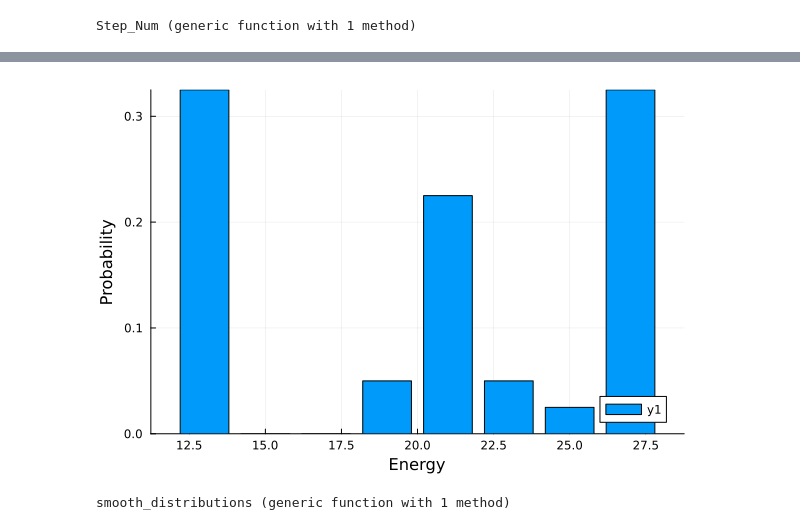
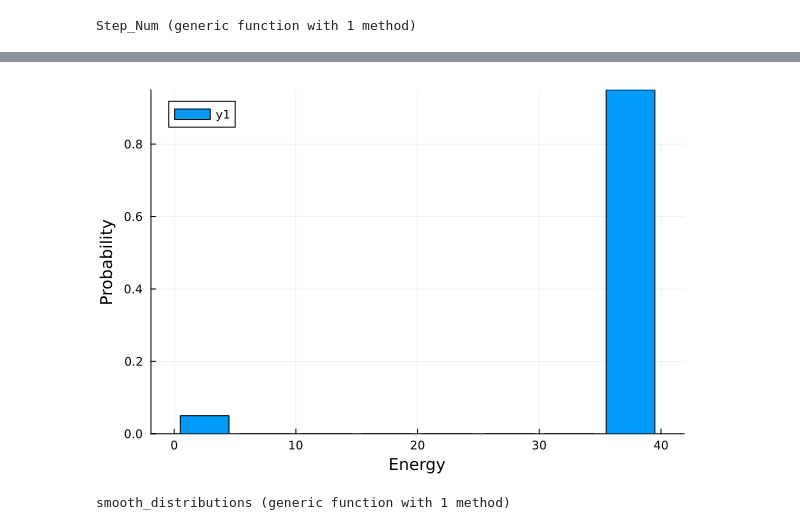
Before and after one commit to mantzaris/FlockingHeat, a Jupyter notebook: nb1.ipynb, the cells around one changed output, grey strips where cells are left out. Saved outputs shown, nothing was run; the diff lists cells and outputs as text; code cells hidden in the pictures.

Commit message:
now the ensemble is calculated using the past history of how many birds are in the visual range to be more robust and the results look better

```diff
--- a/nb1.ipynb
+++ b/nb1.ipynb
@@ -59,6 +62,7 @@ function initialize_model(; n_birds = 40,
     match_factor = 0.02,
     visual_distance = 5.0,
     ensemble = 1,
+    history_length = 8,
     extent = (50, 50) )
 
     global model_iteration = 0
@@ -79,7 +83,8 @@ function initialize_model(; n_birds = 40,
             separate_factor,
             match_factor,
             visual_distance,
-            ensemble
+            ensemble,
+            CircularBuffer{Float64}(history_length)
         )
     end
     return model
@@ -100,7 +101,7 @@ StandardABM with 40 agents of type Bird
 function agent_step!(bird, model)
     # Obtain the ids of neighbors within the bird's visual distance
     neighbor_ids = nearby_ids(bird, model, bird.visual_distance)
-    N = 0
+
     match = separate = cohere = (0.0, 0.0)
 
     angle_threshold = 120 * (pi / 180)
@@ -108,7 +109,6 @@ function agent_step!(bird, model)
     ensemble_count = 0
 
     for id in neighbor_ids
-        N += 1
         neighbor = model[id].pos
         heading = neighbor .- bird.pos
 
@@ -122,19 +122,23 @@ function agent_step!(bird, model)
         # `match` computes the average trajectory of neighboring birds
         match = match .+ model[id].vel
 
-        #ensemble energy stuff
+
         neighbor_speed = norm(model[id].speed)
         angle_between = acos(dot(bird.vel, model[id].vel) / (bird_speed * neighbor_speed + 1e-9))  # Adding a small epsilon to avoid division by zero
         speed_difference = abs(bird_speed - neighbor_speed) / (bird_speed + 1e-9)  # Adding a small epsilon to avoid division by zero
 
-#         print(angle_between,", ")
-#         println("Angle: $angle_between, Speed Diff: $speed_difference")
         if angle_between < angle_threshold #|| (speed_difference < 2 || speed_difference > 0.5)
             ensemble_count += 1
         end
 
     end
-    N = max(N, 1)
+
+    N = max(length(collect(neighbor_ids)), 1)
+
+    # Update the ensemble history
+    push!(bird.ensemble_history, length(collect(neighbor_ids)))
+
+    bird.ensemble = median(bird.ensemble_history)
 
     # Normalise results based on model input and neighbor count
     cohere = cohere ./ N .* bird.cohere_factor
@@ -146,7 +150,7 @@ function agent_step!(bird, model)
     bird.vel = bird.vel ./ norm(bird.vel)
     # Move bird according to new velocity and speed
 
-    bird.ensemble = ensemble_count
+    #bird.ensemble = ensemble_count
 
     move_agent!(bird, model, bird.speed)
 end
@@ -311,7 +315,7 @@ model = initialize_model()
 adata = [ :separation, :speed, :ensemble ]
 mdata = [ Step_Num, Model_Ensemble_Energy, Model_Thermo_State, Flock_Model_State ]
 
-step_num = 100
+step_num = 150
 agent_df, model_df = run!(model, agent_step!, model_step!, step_num; adata , mdata);
 # %%
 p1 = Plots.plot( model_df[ :, :Model_Ensemble_Energy], title="Energy, max=$(40^2)" )
@@ -369,10 +396,10 @@ Plots.plot!(smoothed_temperatures)
 # %%
-i = 28
+i = 90
 energies = [pair[1] for pair in e_p_array[i]]
 probabilities = [pair[2] for pair in e_p_array[i]]
 Plots.plot(energies, probabilities, xlabel="Energy", ylabel="Probability", seriestype=:bar)
 # %% [output]
-[figure, old version]
+[figure, new version]
 # %%
 function smooth_distributions(e_p_array, window_size)
     smoothed_distributions = []
```
Also changed, not shown: parts of 13 cells of this notebook, 6 other files.
